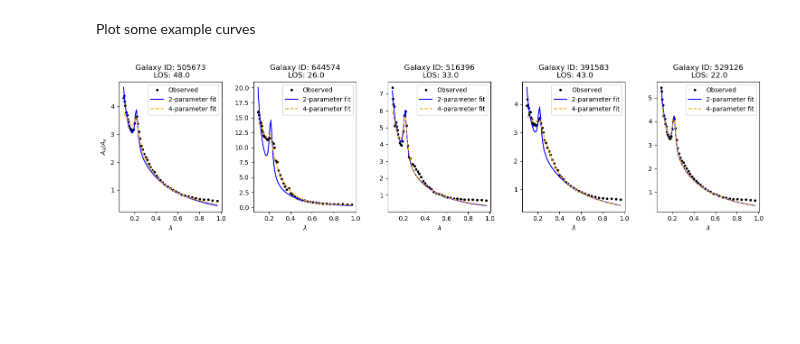
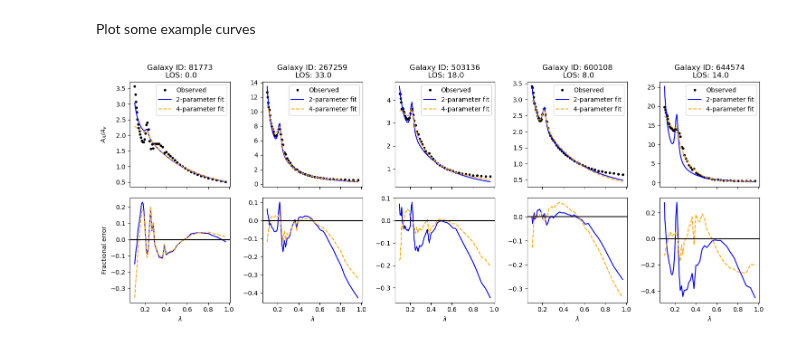
Before and after one commit to maho3/iob-attenuation, a Jupyter notebook: literature_fits/analyse_literature_fits.ipynb, the cells around one changed output. Cells and saved outputs as stored; diff of their text form; code cells hidden in the pictures; blank space fills up the shorter version.

Commit message:
Fractional error as function of wavelength plot for literature fits

```diff
--- a/literature_fits/analyse_literature_fits.ipynb
+++ b/literature_fits/analyse_literature_fits.ipynb
@@ -54,17 +73,9 @@ ids, att_groups, attenuation_cols, lam_arr = load_data('../data/gal_los_iobcomp_
 # Randomly select ngal galaxies from df['gal_id']
 selected_ids = np.random.choice(df['gal_id'].unique(), size=ngal, replace=False)
 
-def string_to_list(s):
-    """
-    Convert a string representation of a list to an actual list.
-    """
-    # Remove brackets and convert
-    cleaned = s.strip('[]')
-    return np.fromstring(cleaned, sep=' ').tolist()
+fig, axs = plt.subplots(2, ngal, figsize=(3 * ngal, 6), sharex=True)
 
-fig, axs = plt.subplots(1, ngal, figsize=(3 * ngal, 4), sharex=True)
-
-for ax, gal_id in zip(axs, selected_ids):
+for i, gal_id in enumerate(selected_ids):
     group = att_groups.get_group(gal_id)
 
     # Randomly select a los
@@ -74,38 +85,43 @@ for ax, gal_id in zip(axs, selected_ids):
 
     # Get the attenuation values for the selected los
     row = group[group['los'] == los]
     Alam_arr_cut = row[attenuation_cols].values.flatten()
 
     ### Normalising ad A_lambda to Av
     v_index = find_nearest(lam_arr,0.551)
     Av = Alam_arr_cut[v_index]
     Alam_Av_arr_cut = Alam_arr_cut/Av
     lam_cut = lam_arr[lam_arr < 1.]
 
     # Get the parameetrs for the 2-parameter and 4-parameter fits for this galaxy and los
     # Must convert to list
     group = df[df['gal_id'] == gal_id]
     row = group[group['los'] == los]
     popt_2par = string_to_list(row['popt_2par'].values.flatten()[0])
     popt_4par = string_to_list(row['popt_4par'].values.flatten()[0])
     rmse_2par = row['rmse_2par'].values.flatten().tolist()
     rmse_4par = row['rmse_4par'].values.flatten().tolist()
     fit_4par = Li_08_fit_noratio(lam_cut, *popt_4par)
     fit_2par = Att_Curve_2param(1e4*lam_cut, *popt_2par)
     rmse = np.sqrt(np.mean((Alam_Av_arr_cut - fit_2par) ** 2))
     assert np.isclose(rmse, rmse_2par), f"RMSE mismatch for 2-parameter fit: {rmse} vs {rmse_2par}"
     m = lam_cut>0.12
     rmse = np.sqrt(np.mean((Alam_Av_arr_cut[m] - fit_4par[m]) ** 2))
     assert np.isclose(rmse, rmse_4par), f"RMSE mismatch for 4-parameter fit: {rmse} vs {rmse_4par}"
 
     # Plot the results
-    ax.plot(lam_cut, Alam_Av_arr_cut, 'o', label='Observed', markersize=3, color='k')
-    ax.plot(lam_cut, fit_2par, label='2-parameter fit', color='blue', ls='-')
-    ax.plot(lam_cut, fit_4par, label='4-parameter fit', color='orange', ls='--')
-    ax.set_title(f'Galaxy ID: {int(gal_id)}\n LOS: {los}')
-    ax.legend()
-    ax.set_xlabel(r'$\lambda$')
-axs[0].set_ylabel(r'$A_\lambda / A_v$')
+    axs[0,i].plot(lam_cut, Alam_Av_arr_cut, 'o', label='Observed', markersize=3, color='k')
+    axs[0,i].plot(lam_cut, fit_2par, label='2-parameter fit', color='blue', ls='-')
+    axs[0,i].plot(lam_cut, fit_4par, label='4-parameter fit', color='orange', ls='--')
+    axs[1,i].plot(lam_cut, fit_2par / Alam_Av_arr_cut - 1, label='2-parameter fit', color='blue', ls='-')
+    axs[1,i].plot(lam_cut, fit_4par / Alam_Av_arr_cut - 1, label='4-parameter fit', color='orange', ls='--')
+    axs[0,i].set_title(f'Galaxy ID: {int(gal_id)}\n LOS: {los}')
+    axs[0,i].legend()
+    axs[1,i].set_xlabel(r'$\lambda$')
+    axs[1,i].axhline(0, color='k', ls='-')
+axs[0,0].set_ylabel(r'$A_\lambda / A_v$')
+axs[1,0].set_ylabel(r'Fractional error')
+fig.align_labels()
 fig.tight_layout()
 # %% [output]
-[figure, old version]
+[figure, new version]
```
Also changed, not shown: parts of 7 cells of this notebook, 2 other files.
